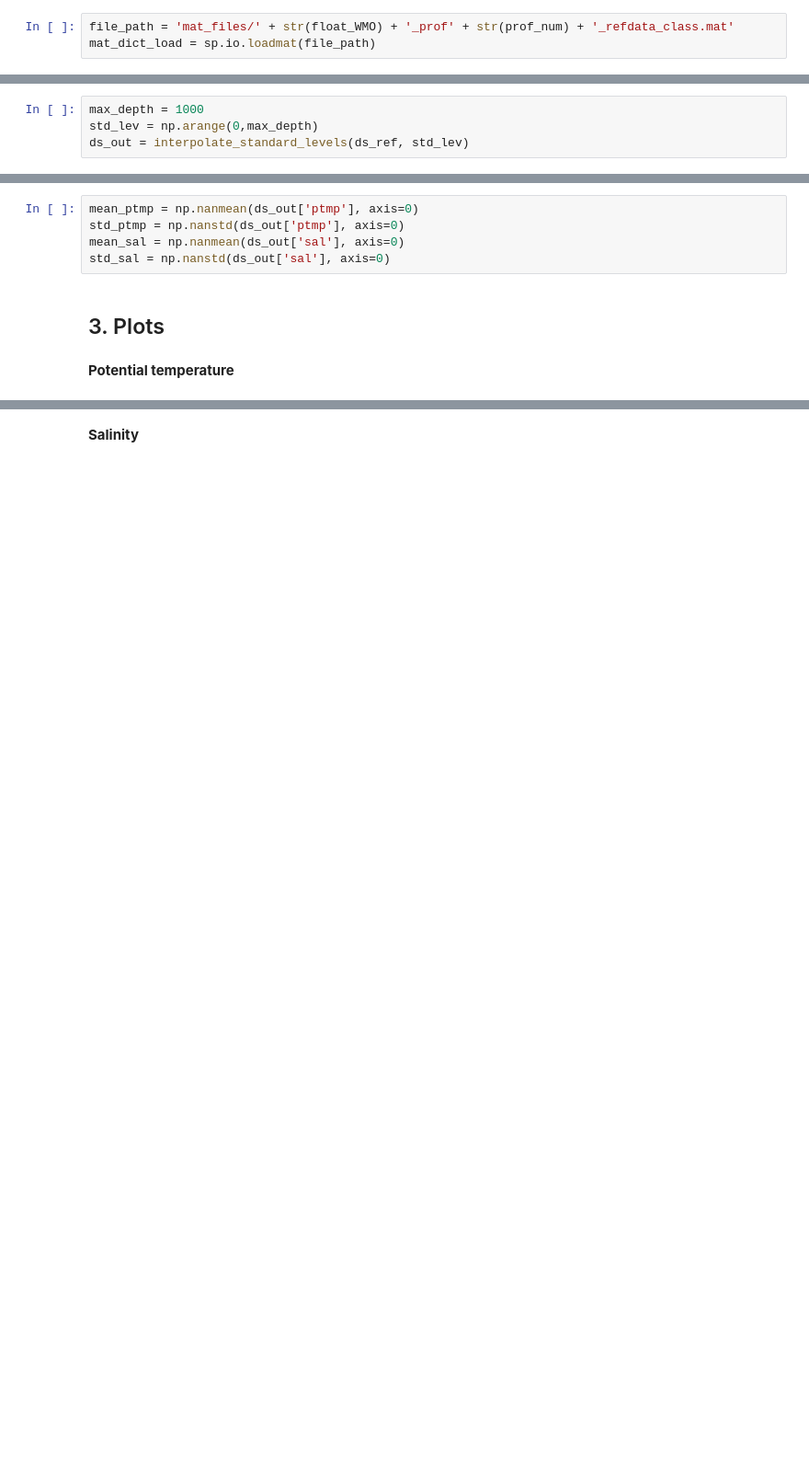
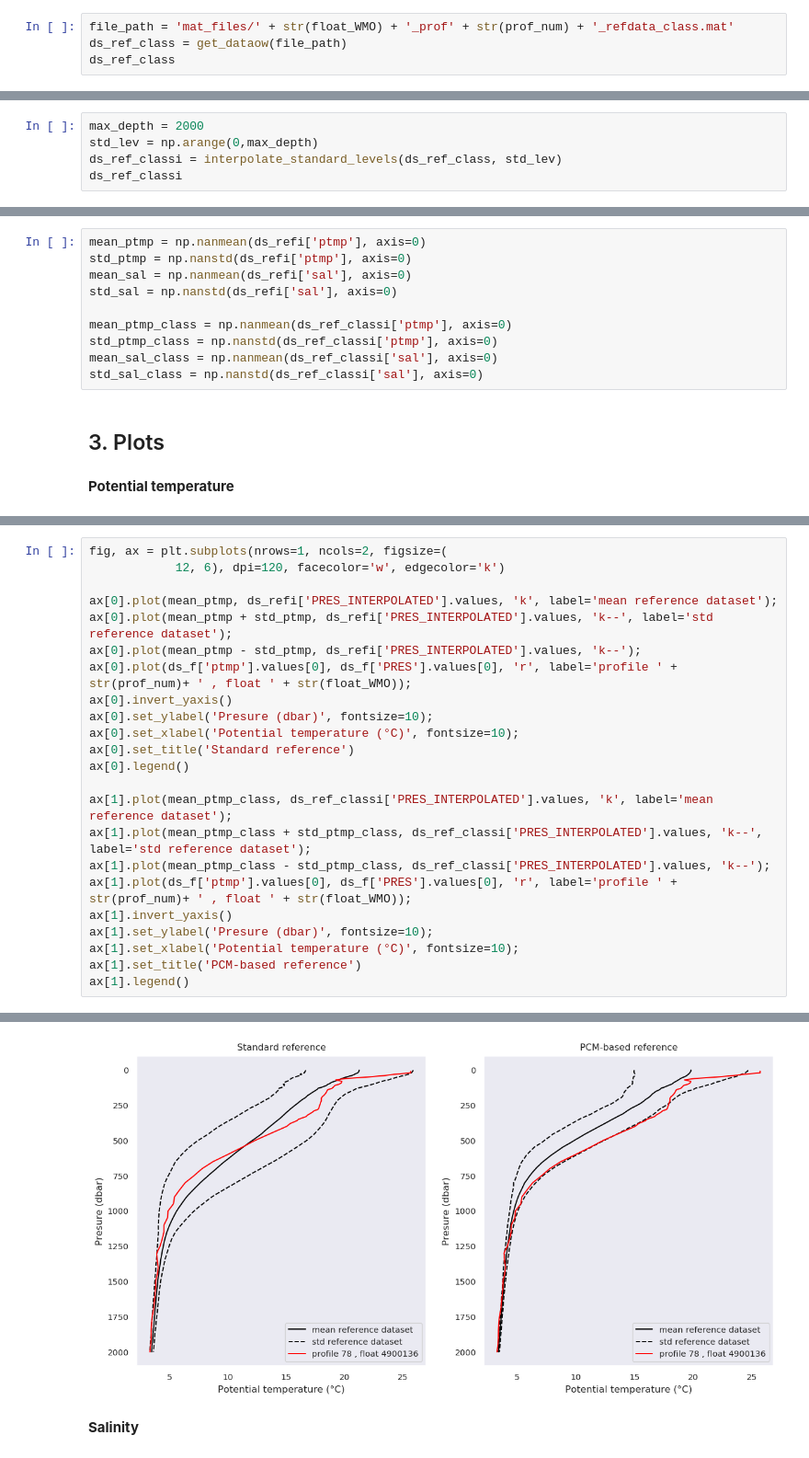
Before and after one commit to euroargodev/DMQC-PCM, a Jupyter notebook: exemples/4900136_paper/Reference_envelop_plots.ipynb, the cells around one changed output, grey strips where cells are left out. Shown at 92% size. Cells and saved outputs as stored; diff of their text form; blank space fills up the shorter version.

Commit message:
[update] reference envelop figures using simple mean calculation

```diff
--- a/exemples/4900136_paper/Reference_envelop_plots.ipynb
+++ b/exemples/4900136_paper/Reference_envelop_plots.ipynb
@@ -77,3 +156,4 @@ from .mat files
 # %%
 file_path = 'mat_files/' + str(float_WMO) + '_prof' + str(prof_num) + '_refdata_class.mat'
-mat_dict_load = sp.io.loadmat(file_path)
+ds_ref_class = get_dataow(file_path)
+ds_ref_class
@@ -102,4 +174,5 @@ interpolation to standard levels??
 # %%
-max_depth = 1000
+max_depth = 2000
 std_lev = np.arange(0,max_depth)
-ds_out = interpolate_standard_levels(ds_ref, std_lev)
+ds_ref_classi = interpolate_standard_levels(ds_ref_class, std_lev)
+ds_ref_classi
@@ -108,10 +192,15 @@ ds_out
 # %% [markdown]
 Calculate mean and std
 # %%
-mean_ptmp = np.nanmean(ds_out['ptmp'], axis=0)
-std_ptmp = np.nanstd(ds_out['ptmp'], axis=0)
-mean_sal = np.nanmean(ds_out['sal'], axis=0)
-std_sal = np.nanstd(ds_out['sal'], axis=0)
+mean_ptmp = np.nanmean(ds_refi['ptmp'], axis=0)
+std_ptmp = np.nanstd(ds_refi['ptmp'], axis=0)
+mean_sal = np.nanmean(ds_refi['sal'], axis=0)
+std_sal = np.nanstd(ds_refi['sal'], axis=0)
+
+mean_ptmp_class = np.nanmean(ds_ref_classi['ptmp'], axis=0)
+std_ptmp_class = np.nanstd(ds_ref_classi['ptmp'], axis=0)
+mean_sal_class = np.nanmean(ds_ref_classi['sal'], axis=0)
+std_sal_class = np.nanstd(ds_ref_classi['sal'], axis=0)
 # %% [markdown]
 ## 3. Plots
 # %% [markdown]
@@ -128,0 +208,24 @@ ax.set_xlabel('Potential temperature (°C)', fontsize=10);
+# %%
+fig, ax = plt.subplots(nrows=1, ncols=2, figsize=(
+            12, 6), dpi=120, facecolor='w', edgecolor='k')
+
+ax[0].plot(mean_ptmp, ds_refi['PRES_INTERPOLATED'].values, 'k', label='mean reference dataset');
+ax[0].plot(mean_ptmp + std_ptmp, ds_refi['PRES_INTERPOLATED'].values, 'k--', label='std reference dataset');
+ax[0].plot(mean_ptmp - std_ptmp, ds_refi['PRES_INTERPOLATED'].values, 'k--');
+ax[0].plot(ds_f['ptmp'].values[0], ds_f['PRES'].values[0], 'r', label='profile ' + str(prof_num)+ ' , float ' + str(float_WMO));
+ax[0].invert_yaxis()
+ax[0].set_ylabel('Presure (dbar)', fontsize=10);
+ax[0].set_xlabel('Potential temperature (°C)', fontsize=10);
+ax[0].set_title('Standard reference')
+ax[0].legend()
+
+ax[1].plot(mean_ptmp_class, ds_ref_classi['PRES_INTERPOLATED'].values, 'k', label='mean reference dataset');
+ax[1].plot(mean_ptmp_class + std_ptmp_class, ds_ref_classi['PRES_INTERPOLATED'].values, 'k--', label='std reference dataset');
+ax[1].plot(mean_ptmp_class - std_ptmp_class, ds_ref_classi['PRES_INTERPOLATED'].values, 'k--');
+ax[1].plot(ds_f['ptmp'].values[0], ds_f['PRES'].values[0], 'r', label='profile ' + str(prof_num)+ ' , float ' + str(float_WMO));
+ax[1].invert_yaxis()
+ax[1].set_ylabel('Presure (dbar)', fontsize=10);
+ax[1].set_xlabel('Potential temperature (°C)', fontsize=10);
+ax[1].set_title('PCM-based reference')
+ax[1].legend()
+# %% [output]
@@ -129,2 +233,3 @@ ax.set_xlabel('Potential temperature (°C)', fontsize=10);
+[figure, added]
 # %% [markdown]
 __Salinity__
```
Also changed, not shown: parts of 23 cells of this notebook, 1 other file.
